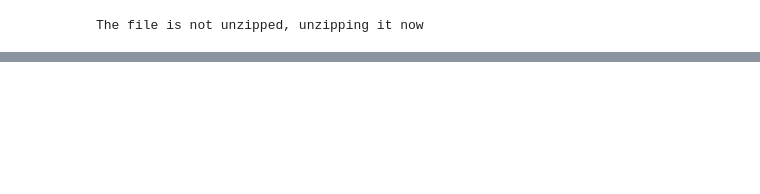
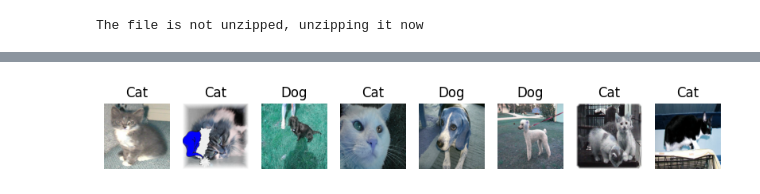
Before and after one commit to EnesAgirman/Cats-and-Dogs-Classifier, a Jupyter notebook: AlexNet_code.ipynb, the cells around one changed output, grey strips where cells are left out. Saved outputs shown, nothing was run; the diff lists cells and outputs as text; code cells hidden in the pictures; blank space fills up the shorter version.

```diff
--- a/AlexNet_code.ipynb
+++ b/AlexNet_code.ipynb
@@ -113,0 +144,26 @@ class Dataset(torch.utils.data.Dataset):
+# %%
+# create the train dataset and dataloader
+
+# define the transformation where the the image is read from the directory, resized to 256x256, normalized and converted to a tensor
+transform = transforms.Compose([
+    transforms.ToTensor(),
+    transforms.Resize((256, 256)),
+])
+
+train_dataset = Dataset(image_dir='images', label_dir='labels.csv', transform=transform)
+
+train_dataloader = DataLoader(train_dataset, batch_size=8, shuffle=True)
+# %%
+# get and plot a batch of images using the dataloader
+
+# get a batch of images and labels and plot the images and show their labels
+images, labels, index = next(iter(train_dataloader))
+fig = plt.figure(figsize=(10, 10))
+for i in range(len(images)):
+    ax = plt.subplot(1, len(images), i+1)
+    plt.imshow(images[i].permute(1, 2, 0))
+    plt.title("Cat" if labels[i] == 0 else "Dog")
+    plt.axis('off')
+plt.show()
+# %% [output]
+[figure, added]
```
Also changed, not shown: parts of 5 cells of this notebook.
